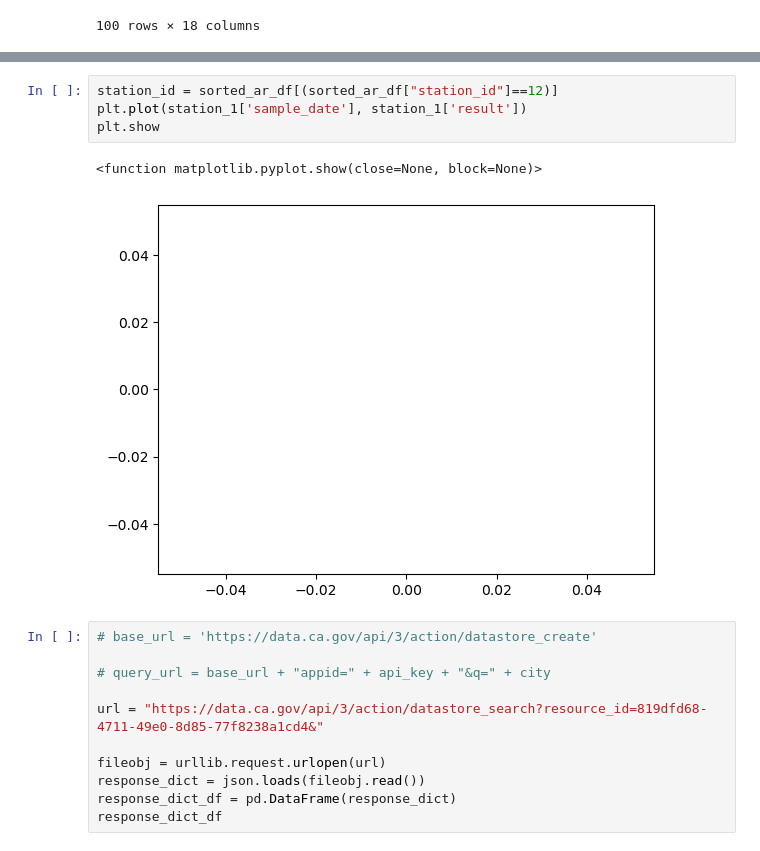
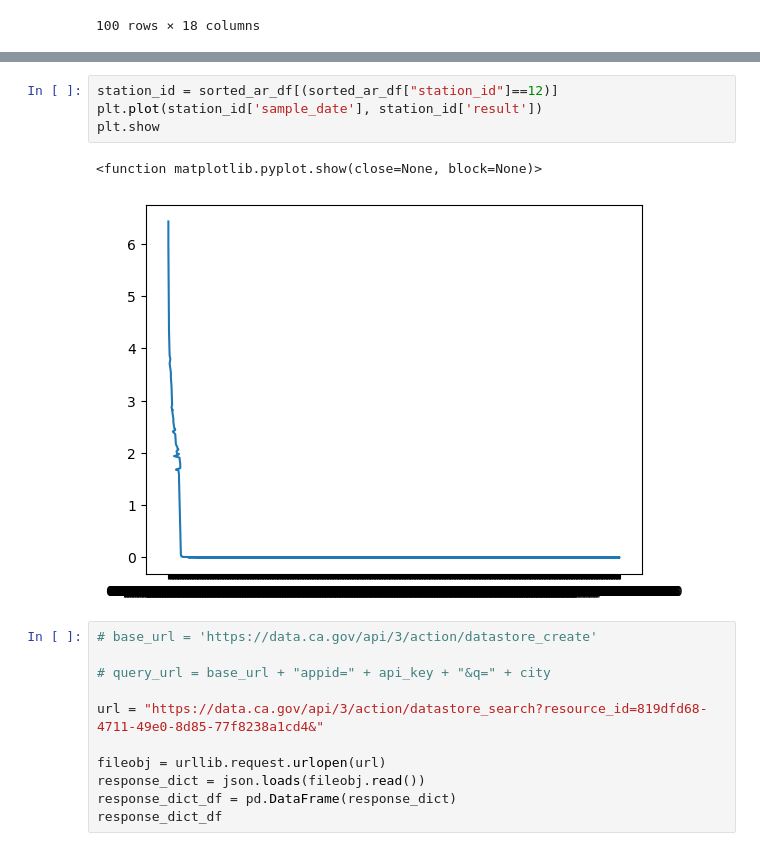
Before and after one commit to AntoFa1990/CA_Water_Analysis, a Jupyter notebook: Water-Analysis-Antonette.ipynb, the cells around one changed output, grey strips where cells are left out. Cells and saved outputs as stored; diff of their text form.

```diff
--- a/Water-Analysis-Antonette.ipynb
+++ b/Water-Analysis-Antonette.ipynb
@@ -74,11 +76,11 @@ sorted_station_thing
 | Alameda | 1657 | 1657 | 1657 | 1657 | 1657 | 1657 | 1657 | ... |
 # %%
 station_id = sorted_ar_df[(sorted_ar_df["station_id"]==12)]
-plt.plot(station_1['sample_date'], station_1['result'])
+plt.plot(station_id['sample_date'], station_id['result'])
 plt.show
 # %% [output]
 <function matplotlib.pyplot.show(close=None, block=None)>
-[figure, old version]
+[figure, new version]
 # %%
 # base_url = 'https://data.ca.gov/api/3/action/datastore_create'
 
```
Also changed, not shown: parts of 2 cells of this notebook, 3 other files.
